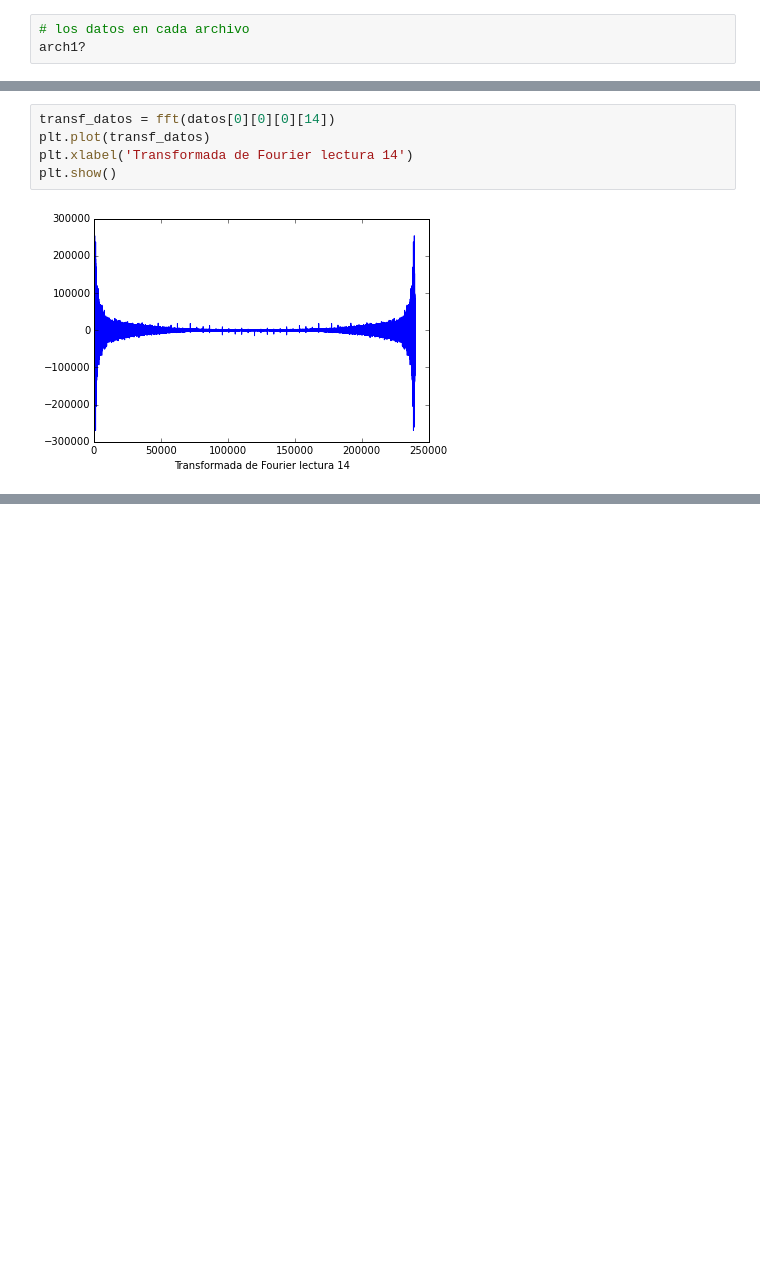
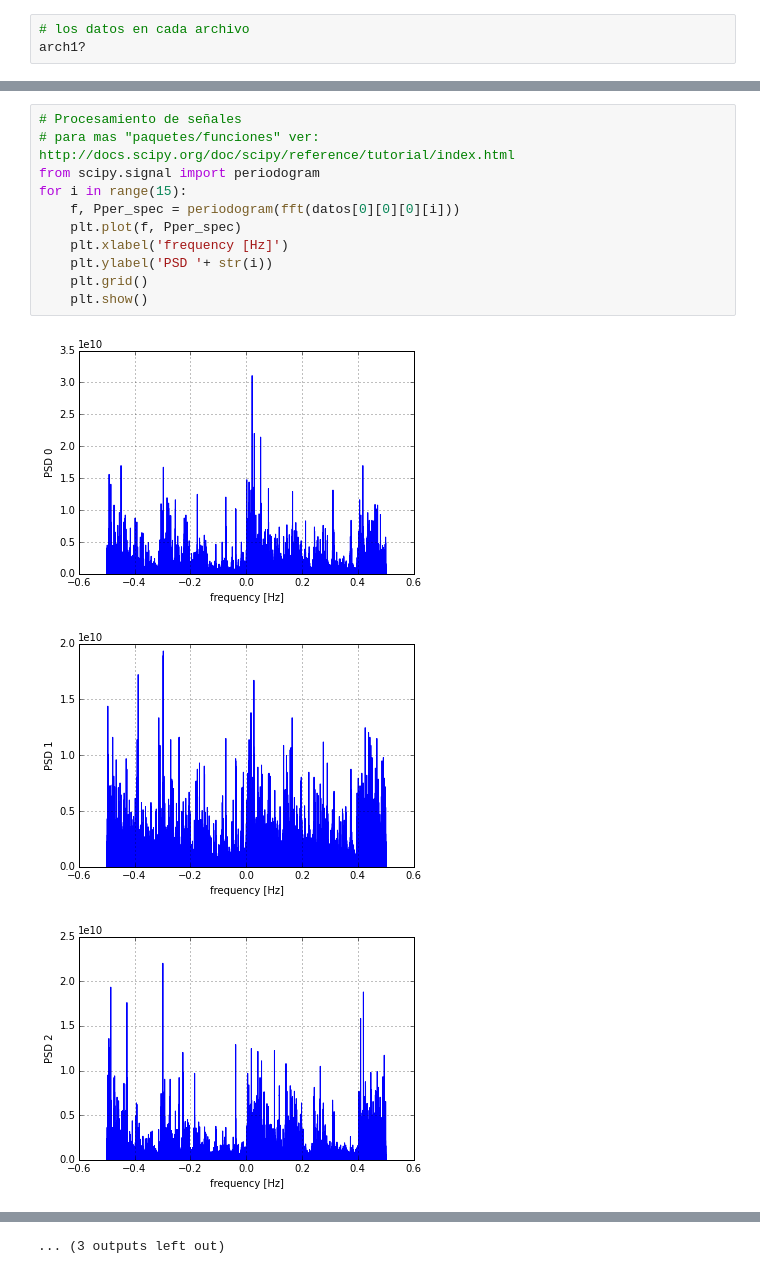
Before and after one commit to ramonrc/smm2014, a Jupyter notebook: Datos.ipynb, the cells around one changed output, grey strips where cells are left out. Saved outputs shown, nothing was run; the diff lists cells and outputs as text; blank space fills up the shorter version.

```diff
--- a/Datos.ipynb
+++ b/Datos.ipynb
@@ -38,7 +47,15 @@ plt.show()
-# %%
-transf_datos = fft(datos[0][0][0][14])
-plt.plot(transf_datos)
-plt.xlabel('Transformada de Fourier lectura 14')
-plt.show()
-# %% [output]
-[figure, removed]
+# %%
+# Procesamiento de señales
+# para mas "paquetes/funciones" ver: http://docs.scipy.org/doc/scipy/reference/tutorial/index.html
+from scipy.signal import periodogram
+for i in range(15):
+    f, Pper_spec = periodogram(fft(datos[0][0][0][i]))
+    plt.plot(f, Pper_spec)
+    plt.xlabel('frequency [Hz]')
+    plt.ylabel('PSD '+ str(i))
+    plt.grid()
+    plt.show()
+# %% [output]
+[figure, added]
+[figure, added]
+[figure, added]
@@ -44,0 +71 @@ plt.show()
+... (3 outputs left out)
```
Also changed, not shown: parts of 6 cells of this notebook.
